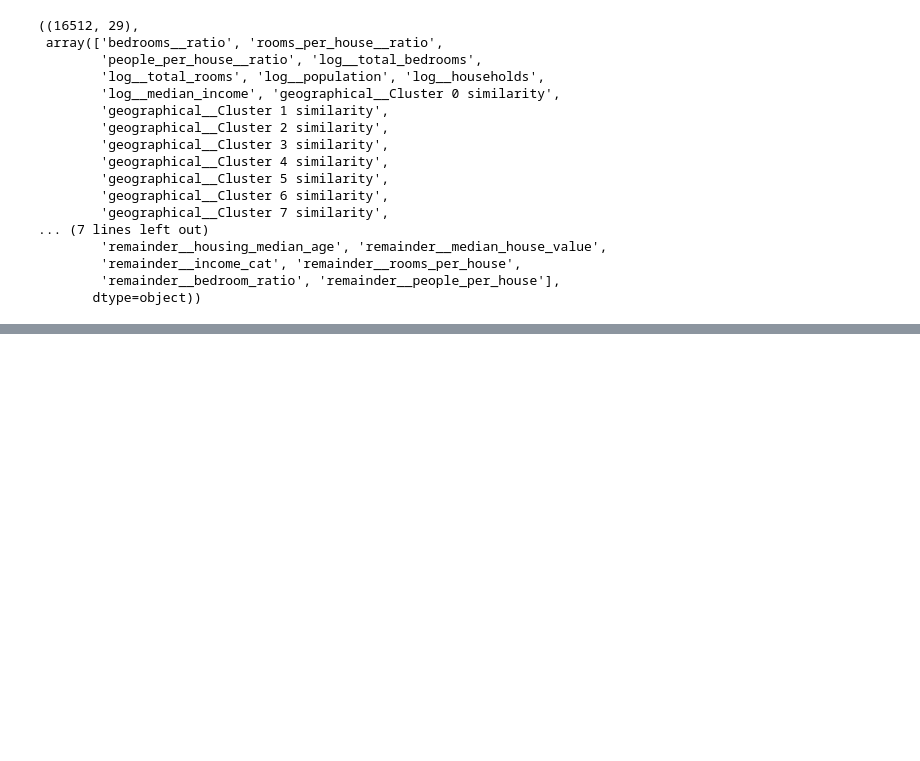
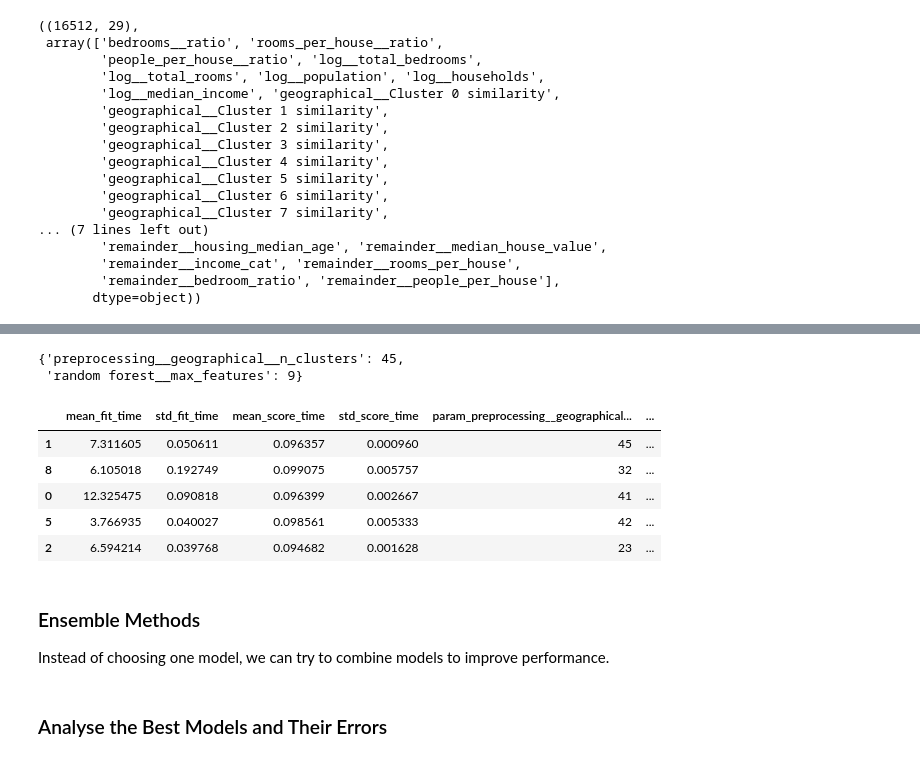
Before and after one commit to william-barros-costa/hands_on_machine_learning, a Jupyter notebook: 1_fundamentals_of_machine_learning/chapter2.ipynb, the cells around one changed output, grey strips where cells are left out. Saved outputs shown, nothing was run; the diff lists cells and outputs as text; code cells hidden in the pictures; blank space fills up the shorter version.

```diff
--- a/1_fundamentals_of_machine_learning/chapter2.ipynb
+++ b/1_fundamentals_of_machine_learning/chapter2.ipynb
@@ -679,0 +859,11 @@ housing_prepared.shape, preprocessing.get_feature_names_out()
+# %%
+from sklearn.model_selection import RandomizedSearchCV
+from scipy.stats import randint
+
+parameter_distribution = {
+    'preprocessing__geographical__n_clusters': randint(low=3, high=50),
+    'random forest__max_features': randint(low=2, high=20),
+}
+
+rng_search = RandomizedSearchCV(full_pipeline, param_distributions=parameter_distribution, n_iter=10, cv=3, scoring='neg_root_mean_squared_error', random_state=42)
+rng_search.fit(housing, housing_labels)
@@ -679,0 +886,22 @@ housing_prepared.shape, preprocessing.get_feature_names_out()
+# %%
+rng_search.best_params_
+# %% [output]
+{'preprocessing__geographical__n_clusters': 45,
+ 'random forest__max_features': 9}
+# %%
+cv_results = pd.DataFrame(rng_search.cv_results_)
+cv_results.sort_values(by='mean_test_score', ascending=False, inplace=True)
+cv_results.head()
+# %% [output]
+|  | mean_fit_time | std_fit_time | mean_score_time | std_score_time | param_preprocessing__geographical... | ... |
+| 1 | 7.311605 | 0.050611 | 0.096357 | 0.000960 | 45 | ... |
+| 8 | 6.105018 | 0.192749 | 0.099075 | 0.005757 | 32 | ... |
+| 0 | 12.325475 | 0.090818 | 0.096399 | 0.002667 | 41 | ... |
+| 5 | 3.766935 | 0.040027 | 0.098561 | 0.005333 | 42 | ... |
+| 2 | 6.594214 | 0.039768 | 0.094682 | 0.001628 | 23 | ... |
+# %% [markdown]
+### Ensemble Methods
+
+Instead of choosing one model, we can try to combine models to improve performance.
+# %% [markdown]
+### Analyse the Best Models and Their Errors
```
Also changed, not shown: parts of 26 cells of this notebook, 1 other file.
